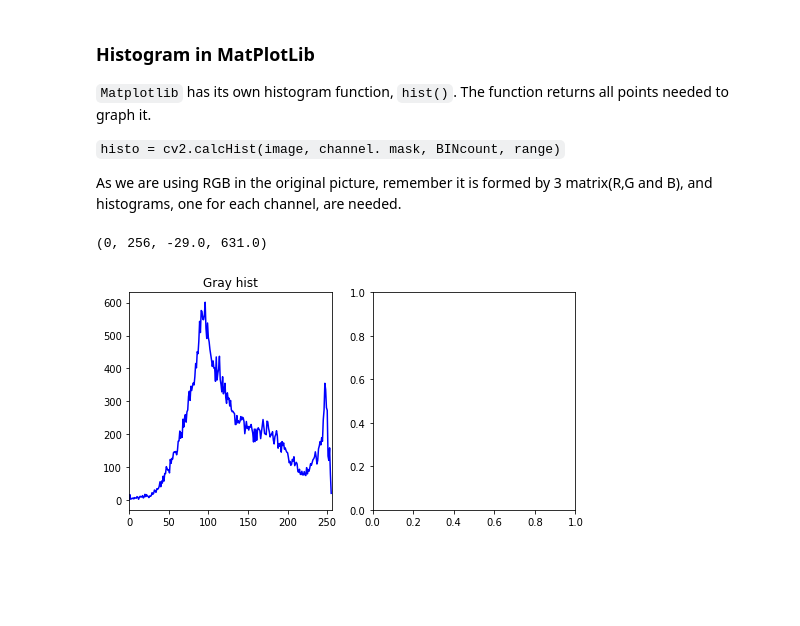
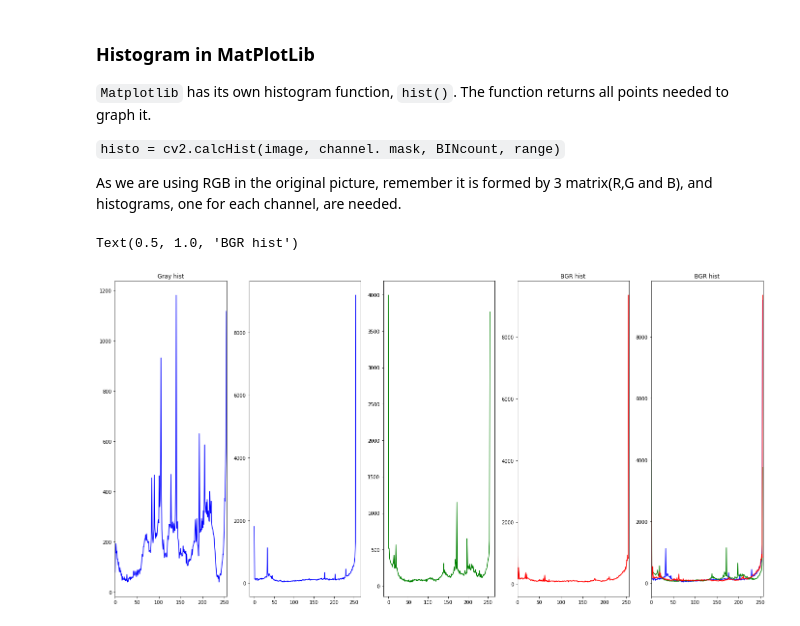
Before and after one commit to betegon/Artificial-Vision-guide, a Jupyter notebook: 4_Histograms_HSV_Images.ipynb, the cells around one changed output. Drawn from its saved outputs; the diff is of its cells as text; code cells hidden in the pictures; blank space fills up the shorter version.

```diff
--- a/4_Histograms_HSV_Images.ipynb
+++ b/4_Histograms_HSV_Images.ipynb
@@ -11,11 +11,11 @@ import cv2
 import numpy as np
 import matplotlib.pyplot as plt
 # %%
-image = cv2.imread('imgs/perro.jpeg')
+image = cv2.imread('imgs/69.jpeg')
 image_copy = image.copy()
-# BGR to RGB
-image_RGB = cv2.cvtColor(image, cv2.COLOR_BGR2RGB)
-
+# RGB to BGR
+image_BGR = cv2.cvtColor(image, cv2.COLOR_RGB2BGR)
+# image_RGB = image
 image_gray = cv2.cvtColor(image_copy, cv2.COLOR_BGR2GRAY)
 # %%
 fig, axes = plt.subplots(1, 2, figsize=(24,12))
@@ -46,13 +39,30 @@ As we are using RGB in the original picture, remember it is formed by 3 matrix(R
  histograms, one for each channel, are needed.
 # %%
 # create figure
-fig, axes = plt.subplots(1, 2, figsize=(8, 4))
+fig, axes = plt.subplots(1, 5, figsize=(24, 12))
 
 # Obtain the histogram and store it in a variable.
 histo = cv2.calcHist([image_gray], [0], None, [256], [0, 256])
 axes[0].plot(histo, color = 'b') # Select the graph color
 axes[0].set_title('Gray hist')
 axes[0].axis(xmin=0, xmax=256)
+
+
+
+# With a loop, make one histogram for each channel and graph it with the proper color
+color = ('b', 'g', 'r')
+for i,col in enumerate(color):
+    histr = cv2.calcHist([image_BGR], [i], None, [256], [0, 256])
+    axes[i+1].plot(histr, color = col)
+axes[i+1].axis(xmin=0, xmax=256)
+axes[i+1].set_title('BGR hist')
+
+
+for i,col in enumerate(color):
+    histr = cv2.calcHist([image_BGR], [i], None, [256], [0, 256])
+    axes[4].plot(histr, color = col)
+axes[4].axis(xmin=0, xmax=256)
+axes[4].set_title('BGR hist')
 # %% [output]
-(0, 256, -29.0, 631.0)
+Text(0.5, 1.0, 'BGR hist')
-[figure, old version]
+[figure, new version]
```
Also changed, not shown: parts of 9 cells of this notebook, 1 other file.
